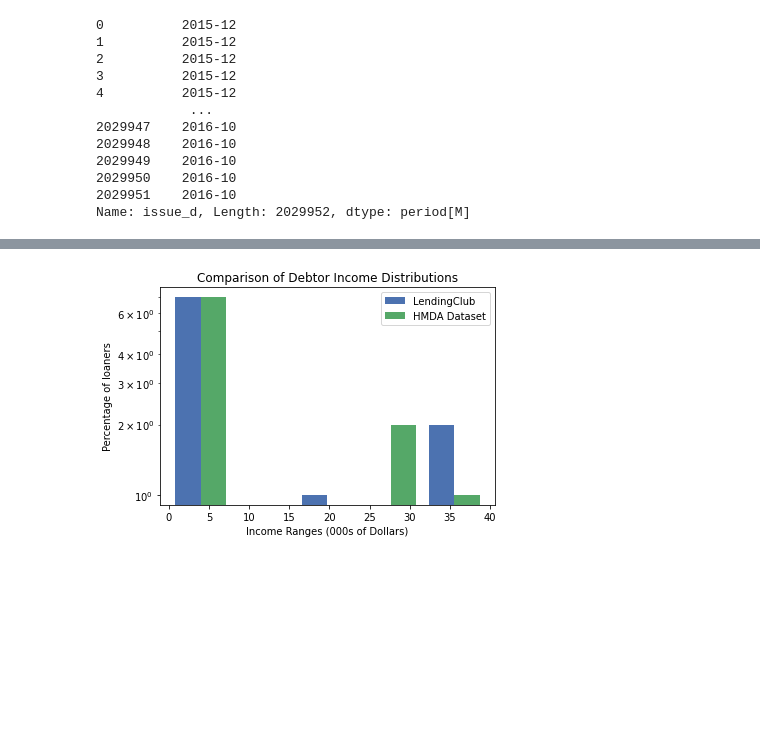
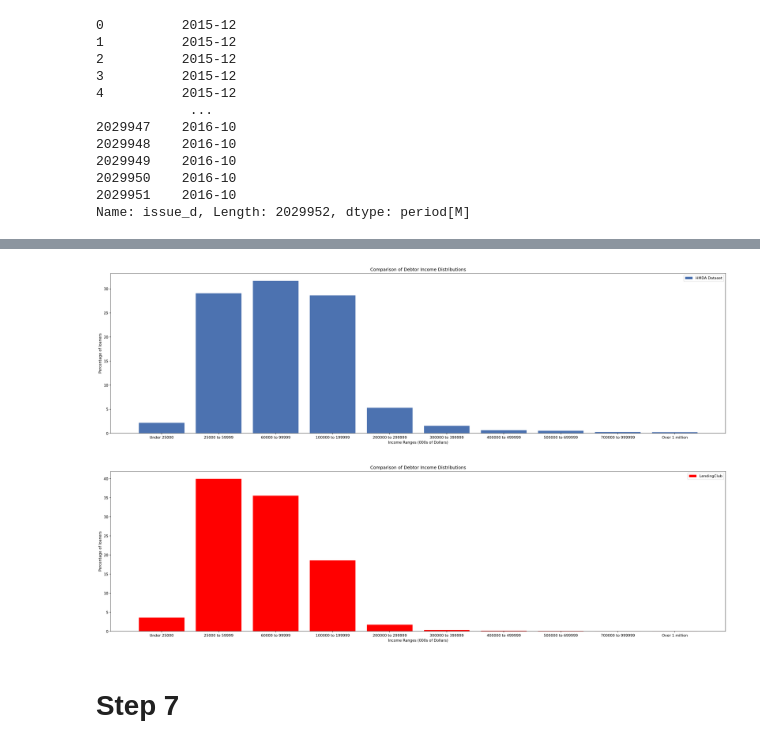
Before and after one commit to agnim25/citadel_summer_datathon_2022, a Jupyter notebook: saturday_6.ipynb, the cells around one changed output, grey strips where cells are left out. Saved outputs shown, nothing was run; the diff lists cells and outputs as text; code cells hidden in the pictures; blank space fills up the shorter version.

Commit message:
FInished Step 7 and 8

```diff
--- a/saturday_6.ipynb
+++ b/saturday_6.ipynb
@@ -220,6 +231,6 @@ income_range_lc
 # %%
 income_range_bank = [len(filtered_df_non_null[filtered_df_non_null['applicant_income'] < 25000]),
-                   len(filtered_df_non_null[(25000 < filtered_df_non_null['applicant_income']) & (filtered_df_non_null['applicant_income'] < 59999)]),
+                   len(filtered_df_non_null[(25000 <= filtered_df_non_null['applicant_income']) & (filtered_df_non_null['applicant_income'] < 59999)]),
                    len(filtered_df_non_null[(60000 < filtered_df_non_null['applicant_income']) & (filtered_df_non_null['applicant_income'] < 99999)]),
                    len(filtered_df_non_null[(100000 < filtered_df_non_null['applicant_income']) & (filtered_df_non_null['applicant_income'] < 199999)]),
                    len(filtered_df_non_null[(200000 < filtered_df_non_null['applicant_income']) & (filtered_df_non_null['applicant_income'] < 299999)]),
@@ -280,14 +291,36 @@ income_range_lc
 # %%
+plt.figure(figsize=(30, 8), dpi=150)
+
 plt.style.use('seaborn-deep')
-n_bins = 5
-plt.hist([income_range_lc, income_range_bank], bins = n_bins,
-         label=['LendingClub', 'HMDA Dataset'], log=True)
+
+plt.bar(income_range_labels, income_range_bank,
+         label='HMDA Dataset')
+
 plt.legend(loc='upper right')
 
 plt.xlabel('Income Ranges (000s of Dollars)')
 plt.ylabel('Percentage of loaners')
 
 plt.title('Comparison of Debtor Income Distributions')
 plt.show()
 # %% [output]
-[figure, old version]
+[figure, new version]
+# %%
+plt.figure(figsize=(30, 8), dpi=150)
+
+plt.style.use('seaborn-deep')
+
+plt.bar(income_range_labels, income_range_lc,
+         label='LendingClub', color="red")
+
+plt.legend(loc='upper right')
+
+plt.xlabel('Income Ranges (000s of Dollars)')
+plt.ylabel('Percentage of loaners')
+
+plt.title('Comparison of Debtor Income Distributions')
+plt.show()
+# %% [output]
+[figure, added]
+# %% [markdown]
+# Step 7
```
Also changed, not shown: parts of 25 cells of this notebook.
